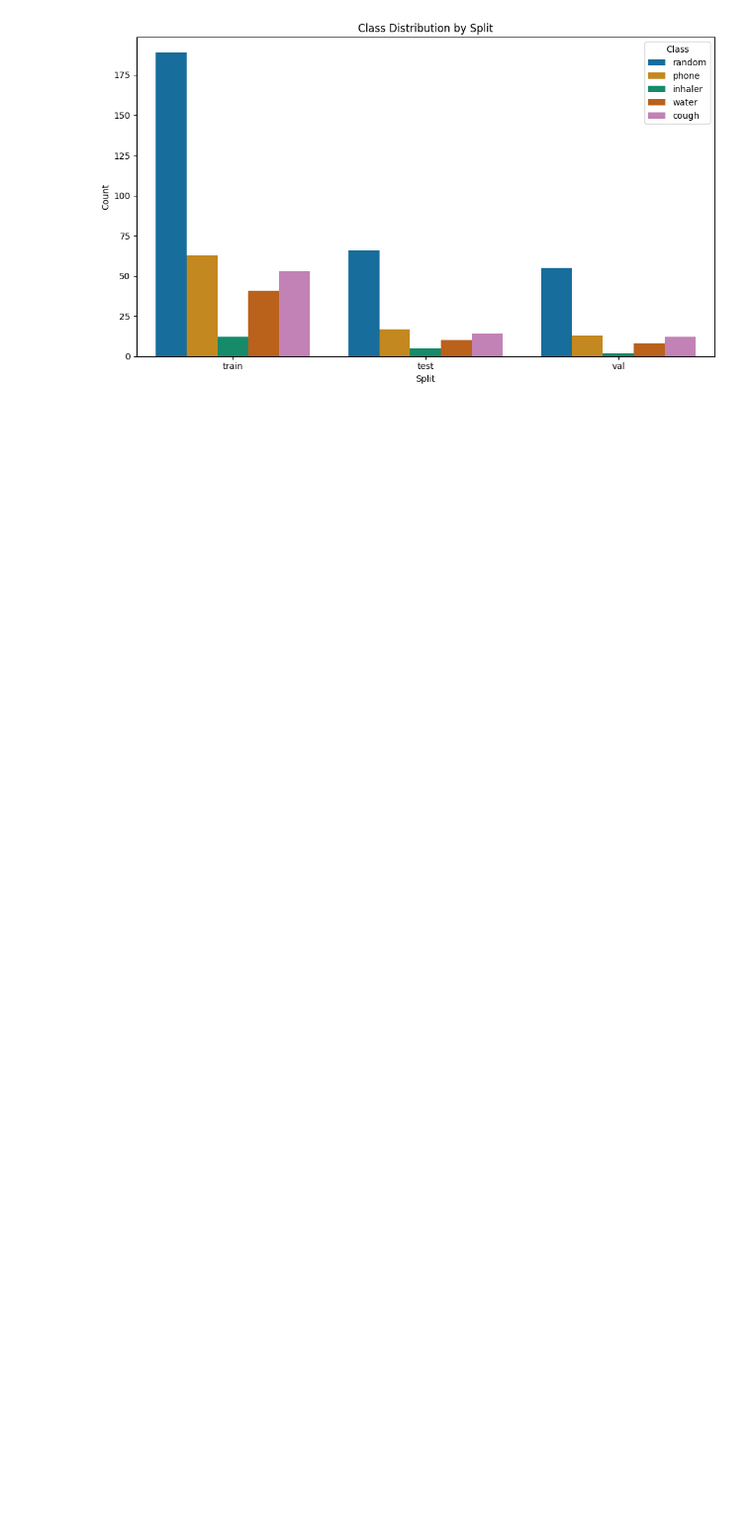
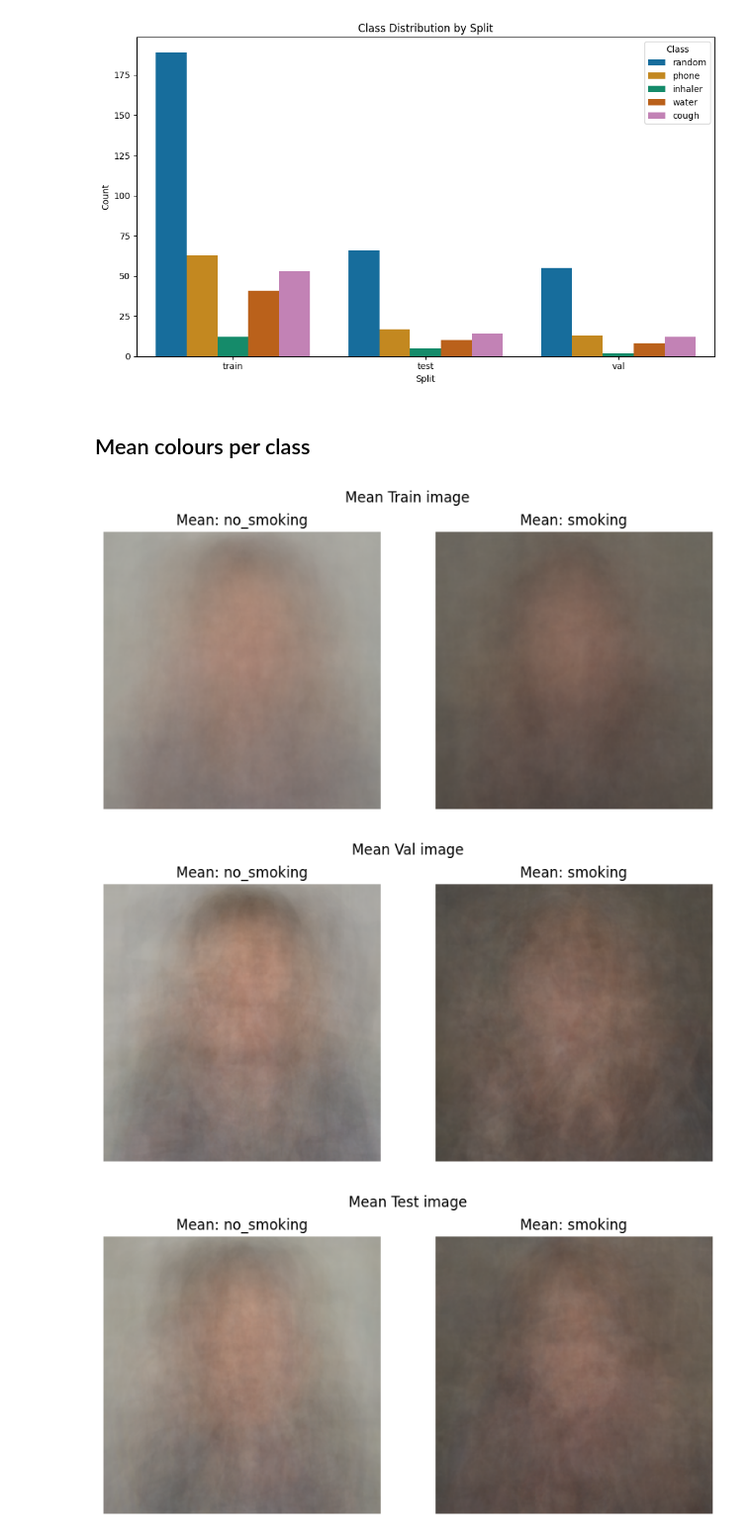
Before and after one commit to lantrol/SoftwareDevML, a Jupyter notebook: notebooks/data_exploration.ipynb, the cells around one changed output. Shown at 99% size. Drawn from its saved outputs; the diff is of its cells as text; code cells hidden in the pictures; blank space fills up the shorter version.

```diff
--- a/notebooks/data_exploration.ipynb
+++ b/notebooks/data_exploration.ipynb
@@ -193,3 +194,52 @@ plt.show()
 # %% [output]
 [figure]
 [figure]
+# %% [markdown]
+## Mean colours per class
+# %%
+def compute_mean_images_from_dataset(dataset, class_names, img_size=(250, 250)):
+    imgs_by_class = {cls: [] for cls in class_names}
+
+    for path, class_idx in dataset.samples:
+        try:
+            img = Image.open(path).convert("RGB")
+            img = img.resize(img_size)
+            img = np.array(img, dtype=np.float32) / 255.0
+            imgs_by_class[class_names[class_idx]].append(img)
+        except Exception as e:
+            print(f"Skipping {path}: {e}")
+
+    mean_images = {}
+    for cls, imgs in imgs_by_class.items():
+        if imgs:
+            mean_images[cls] = np.mean(imgs, axis=0)
+
+    return mean_images
+
+
+# --- Compute using datasets ---
+mean_images_train = compute_mean_images_from_dataset(train_dataset, class_names)
+mean_images_val = compute_mean_images_from_dataset(val_dataset, class_names)
+mean_images_test = compute_mean_images_from_dataset(test_dataset, class_names)
+mean_images = {
+    "Train": mean_images_train,
+    "Val": mean_images_val,
+    "Test": mean_images_test
+}
+
+# --- Plot ---
+for name, mean_image in mean_images.items():
+    n_classes = len(mean_image)
+    plt.figure(figsize=(4 * n_classes, 4))
+    for i, (cls, mean_img) in enumerate(mean_image.items(), 1):
+        plt.subplot(1, n_classes, i)
+        plt.imshow(mean_img)
+        plt.title(f"Mean: {cls}")
+        plt.axis("off")
+    plt.suptitle(f"Mean {name} image")
+    plt.tight_layout()
+    plt.show()
+# %% [output]
+[figure, added]
+[figure, added]
+[figure, added]
```
Also changed, not shown: parts of 1 cell of this notebook, 7 other files.
